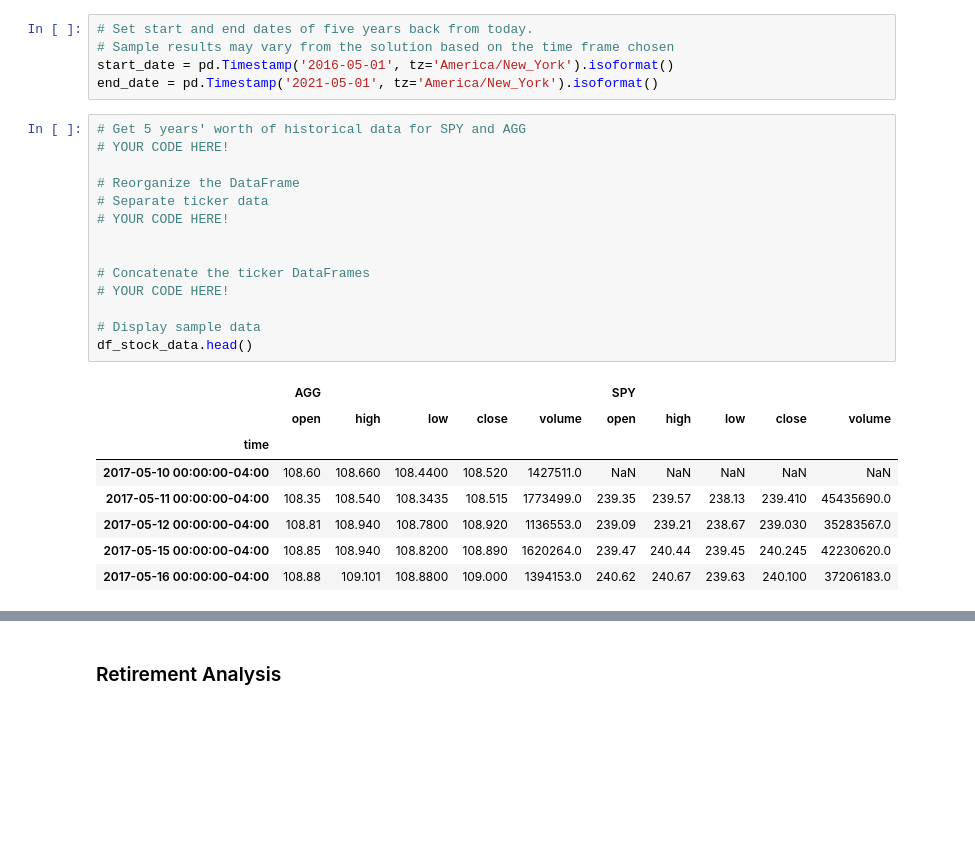
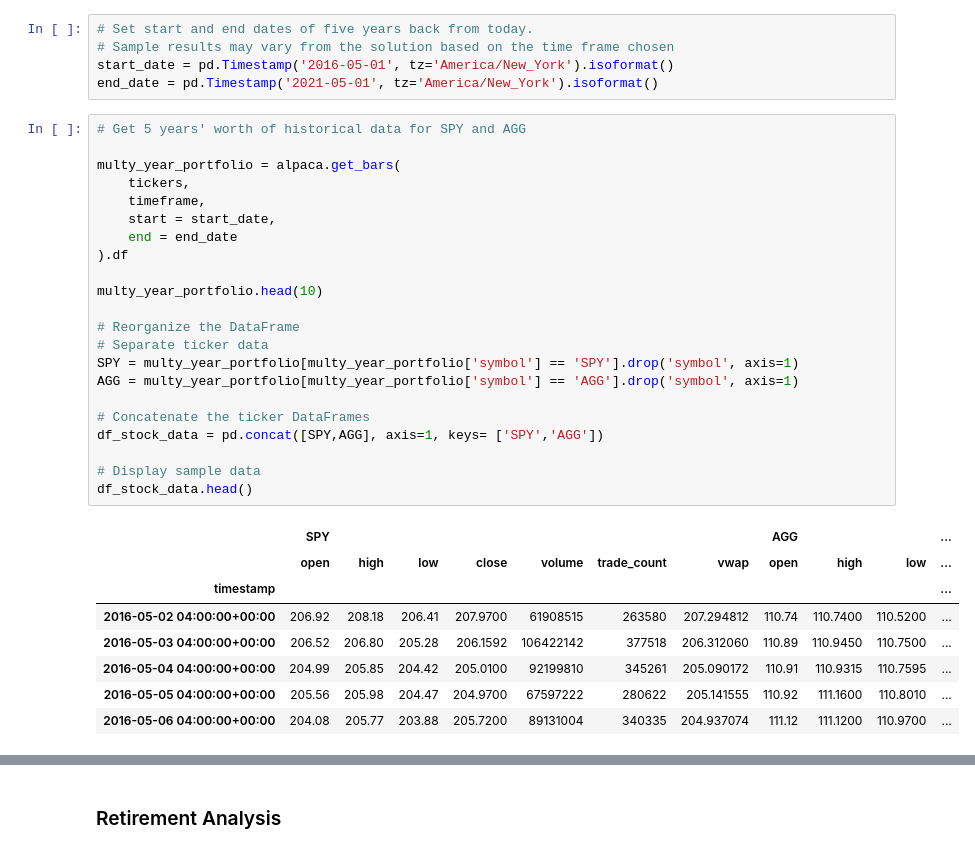
Before and after one commit to tradingstar01/financial_planner-module5, a Jupyter notebook: financial-planner.ipynb, the cells around one changed output, grey strips where cells are left out. Saved outputs shown, nothing was run; the diff lists cells and outputs as text; blank space fills up the shorter version.

```diff
--- a/financial-planner.ipynb
+++ b/financial-planner.ipynb
@@ -193,24 +239,32 @@ start_date = pd.Timestamp('2016-05-01', tz='America/New_York').isoformat()
 end_date = pd.Timestamp('2021-05-01', tz='America/New_York').isoformat()
 # %%
 # Get 5 years' worth of historical data for SPY and AGG
-# YOUR CODE HERE!
+
+multy_year_portfolio = alpaca.get_bars(
+    tickers,
+    timeframe,
+    start = start_date,
+    end = end_date
+).df
+
+multy_year_portfolio.head(10)
 
 # Reorganize the DataFrame
 # Separate ticker data
-# YOUR CODE HERE!
-
+SPY = multy_year_portfolio[multy_year_portfolio['symbol'] == 'SPY'].drop('symbol', axis=1)
+AGG = multy_year_portfolio[multy_year_portfolio['symbol'] == 'AGG'].drop('symbol', axis=1)
 
 # Concatenate the ticker DataFrames
-# YOUR CODE HERE!
+df_stock_data = pd.concat([SPY,AGG], axis=1, keys= ['SPY','AGG'])
 
 # Display sample data
 df_stock_data.head()
 # %% [output]
-|  | AGG |  |  |  |  | SPY |  |  |  |  |
-|  | open | high | low | close | volume | open | high | low | close | volume |
-| time |  |  |  |  |  |  |  |  |  |  |
-| 2017-05-10 00:00:00-04:00 | 108.60 | 108.660 | 108.4400 | 108.520 | 1427511.0 | NaN | NaN | NaN | NaN | NaN |
-| 2017-05-11 00:00:00-04:00 | 108.35 | 108.540 | 108.3435 | 108.515 | 1773499.0 | 239.35 | 239.57 | 238.13 | 239.410 | 45435690.0 |
-| 2017-05-12 00:00:00-04:00 | 108.81 | 108.940 | 108.7800 | 108.920 | 1136553.0 | 239.09 | 239.21 | 238.67 | 239.030 | 35283567.0 |
-| 2017-05-15 00:00:00-04:00 | 108.85 | 108.940 | 108.8200 | 108.890 | 1620264.0 | 239.47 | 240.44 | 239.45 | 240.245 | 42230620.0 |
-| 2017-05-16 00:00:00-04:00 | 108.88 | 109.101 | 108.8800 | 109.000 | 1394153.0 | 240.62 | 240.67 | 239.63 | 240.100 | 37206183.0 |
+|  | SPY |  |  |  |  |  |  | AGG |  |  | ... |
+|  | open | high | low | close | volume | trade_count | vwap | open | high | low | ... |
+| timestamp |  |  |  |  |  |  |  |  |  |  | ... |
+| 2016-05-02 04:00:00+00:00 | 206.92 | 208.18 | 206.41 | 207.9700 | 61908515 | 263580 | 207.294812 | 110.74 | 110.7400 | 110.5200 | ... |
+| 2016-05-03 04:00:00+00:00 | 206.52 | 206.80 | 205.28 | 206.1592 | 106422142 | 377518 | 206.312060 | 110.89 | 110.9450 | 110.7500 | ... |
+| 2016-05-04 04:00:00+00:00 | 204.99 | 205.85 | 204.42 | 205.0100 | 92199810 | 345261 | 205.090172 | 110.91 | 110.9315 | 110.7595 | ... |
+| 2016-05-05 04:00:00+00:00 | 205.56 | 205.98 | 204.47 | 204.9700 | 67597222 | 280622 | 205.141555 | 110.92 | 111.1600 | 110.8010 | ... |
+| 2016-05-06 04:00:00+00:00 | 204.08 | 205.77 | 203.88 | 205.7200 | 89131004 | 340335 | 204.937074 | 111.12 | 111.1200 | 110.9700 | ... |
```
Also changed, not shown: parts of 21 cells of this notebook, 1 other file.
